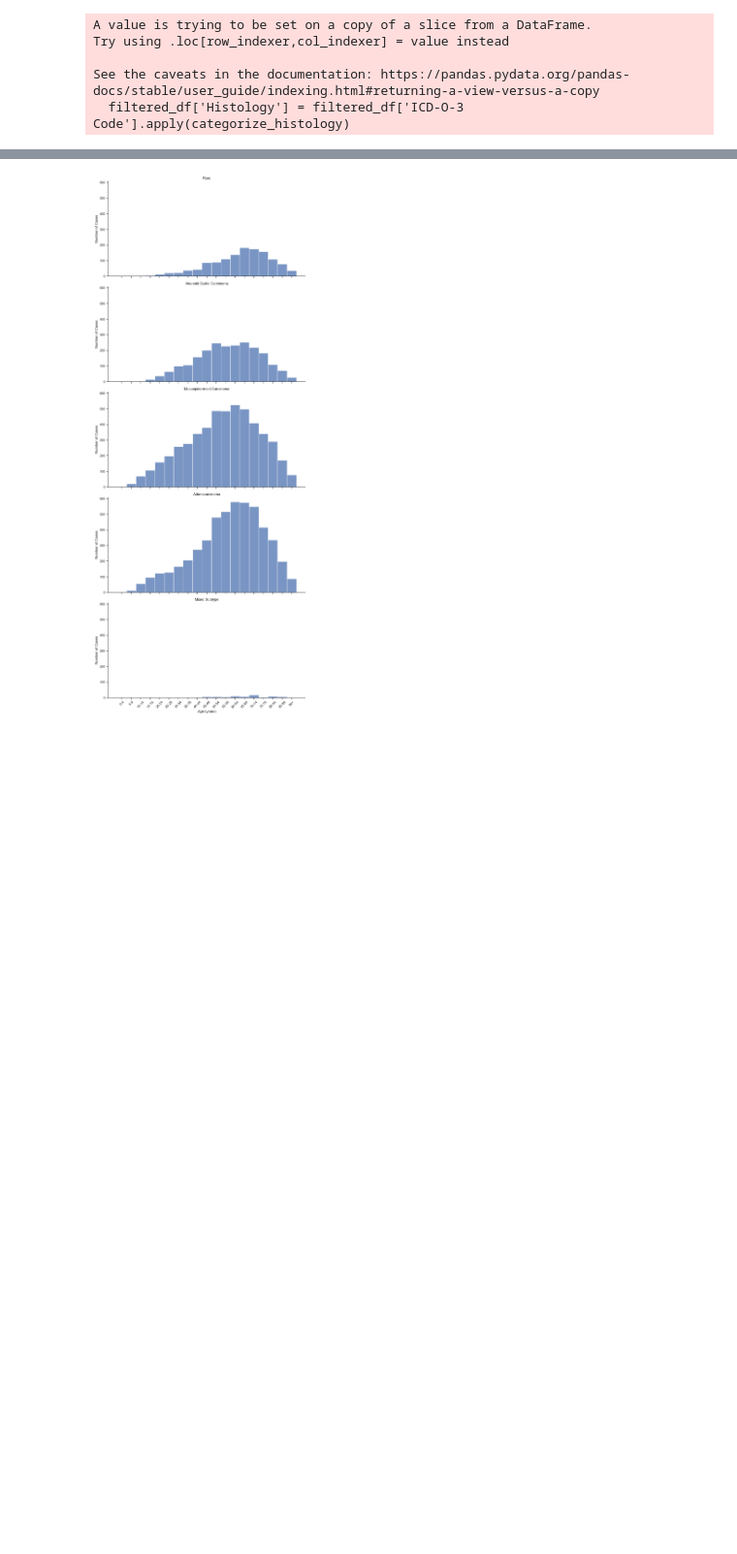
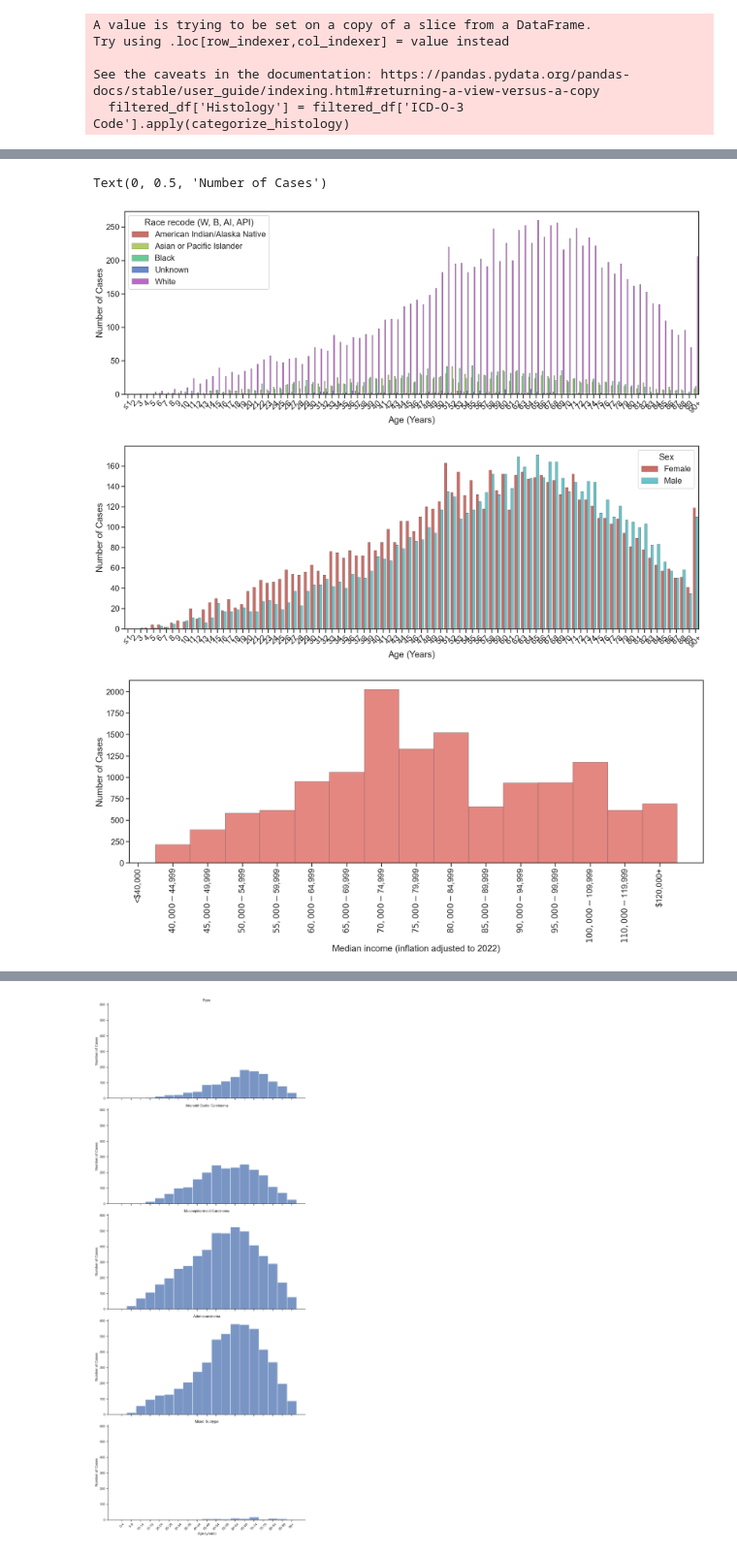
Before and after one commit to obaidkhurram/salivary-tumors, a Jupyter notebook: salivary_tumor_2024.ipynb, the cells around one changed output, grey strips where cells are left out. Shown at 97% size. Saved outputs shown, nothing was run; the diff lists cells and outputs as text; code cells hidden in the pictures; blank space fills up the shorter version.

```diff
--- a/salivary_tumor_2024.ipynb
+++ b/salivary_tumor_2024.ipynb
@@ -302,3 +300,64 @@ Text(0, 0.5, 'Number of Cases')
+# %%
+# Plot - countplot
+sns.set_context('talk',font_scale=1.2)
+sns.set_palette('hls')
+
+# Race vs. Age
+plt.figure(figsize=(25, 8))
+racevage_histplot = sns.countplot(
+    data=filtered_df,
+    x=age_colname,
+    hue=race_colname,
+    palette='hls',
+    linewidth=0.5,
+    edgecolor=".3",
+    log_scale=False
+)
+x_labels = racevage_histplot.get_xticklabels()
+
+# Rotate x tick labels
+racevage_histplot.set_xticklabels(x_labels, rotation=45)
+
+racevage_histplot.set_xlabel('Age (Years)')
+racevage_histplot.set_ylabel('Number of Cases')
+
+# Sex vs. Age
+plt.figure(figsize=(25, 8))
+sexvage_countplot = sns.countplot(
+    data=filtered_df,
+    x=age_colname,
+    hue=sex_colname,
+    palette='hls',
+    linewidth=0.5,
+    edgecolor=".3",
+    log_scale=False
+)
+
+# Rotate x tick labels
+x_labels = sexvage_countplot.get_xticklabels()
+sexvage_countplot.set_xticklabels(x_labels, rotation=45)
+# sexvage_countplot.set_xticklabels(x_labels,rotation=90)
+sexvage_countplot.set_xlabel('Age (Years)')
+sexvage_countplot.set_ylabel('Number of Cases')
+
+plt.figure(figsize=(25, 8))
+ses_countplot = sns.histplot(
+    data=filtered_df,
+    x=ses_colname,
+    palette='hls',
+    linewidth=0.5,
+    edgecolor=".3",
+    log_scale=False
+)
+
+ses_countplot.set_xticklabels(ses_countplot.get_xticklabels(),rotation=90)
+ses_countplot.set_xlabel('Median income (inflation adjusted to 2022)')
+ses_countplot.set_ylabel('Number of Cases')
+# %% [output]
+Text(0, 0.5, 'Number of Cases')
+[figure, added]
+[figure, added]
+[figure, added]
 # %%
 # Heatmap of age and socioeconomic
 sns.set_context('poster',font_scale=.5)
```
Also changed, not shown: parts of 7 cells of this notebook.
